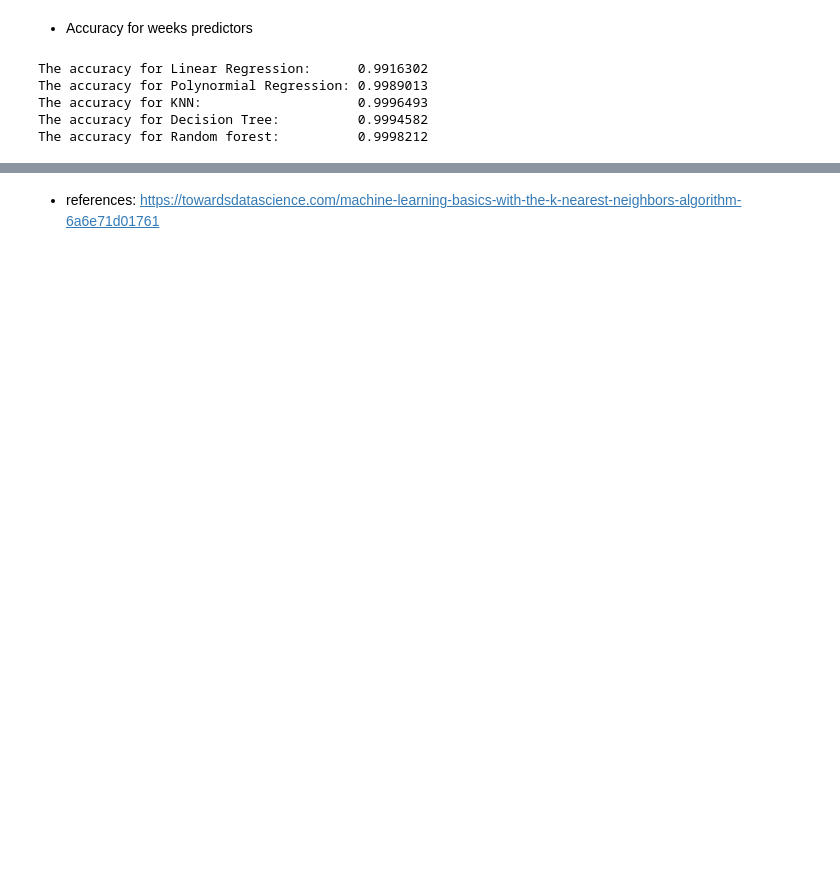
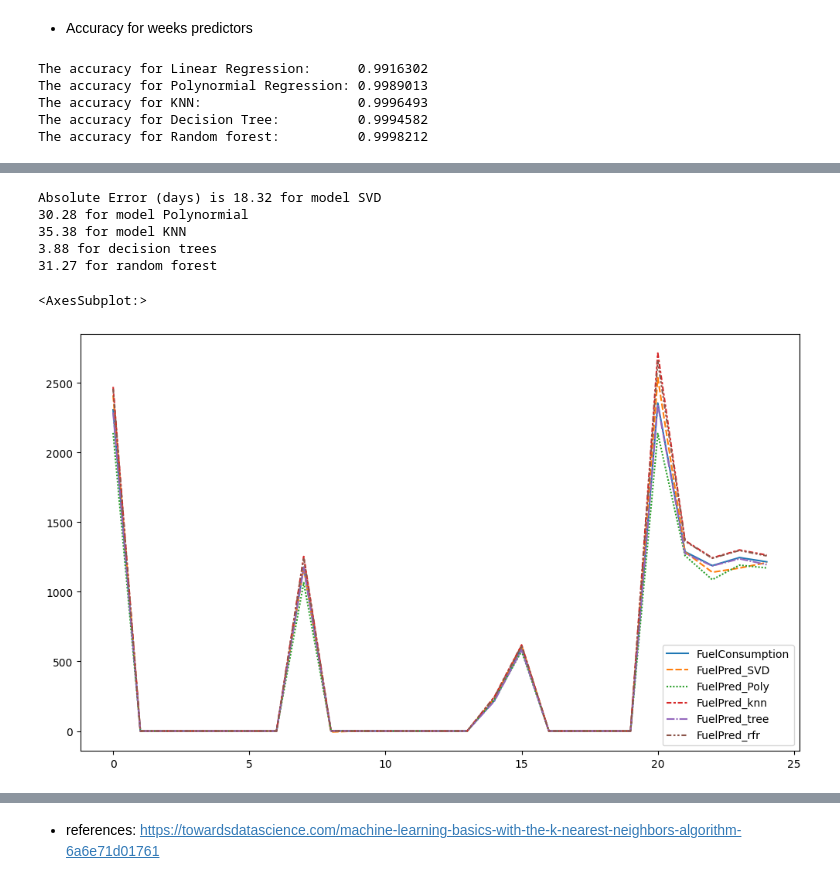
Before and after one commit to cooperhankun/Deep_learning, a Jupyter notebook: project/cetasol_1.ipynb, the cells around one changed output, grey strips where cells are left out. Drawn from its saved outputs; the diff is of its cells as text; code cells hidden in the pictures; blank space fills up the shorter version.

Commit message:
predict august added

```diff
--- a/project/cetasol_1.ipynb
+++ b/project/cetasol_1.ipynb
@@ -824,0 +859,13 @@ The accuracy for Random forest:          0.9998212
+# %%
+df_aug['FuelPred_SVD'] = model_SVD.predict(scaled_X_aug)
+
+X_features_aug = poly_model_4.fit_transform(scaled_X_aug)
+df_aug['FuelPred_Poly'] = model_poly.predict(X_features_aug)
+
+df_aug['FuelPred_knn'] = knn_reg.predict(scaled_X_aug)
+
+df_aug['FuelPred_tree'] = model_tree_regression.predict(X_aug)
+
+df_aug['FuelPred_rfr'] = rfr.predict(scaled_X_aug)
+
+df_aug.columns
@@ -824,0 +889,4 @@ The accuracy for Random forest:          0.9998212
+# %%
+df_new_aug = df_aug[["timestamp", "FuelConsumption", "FuelPred_SVD", "FuelPred_Poly", "FuelPred_knn", "FuelPred_tree", "FuelPred_rfr"]]
+# %%
+df_new_aug['timestamp'] = pd.to_datetime(df_new_aug['timestamp'])
@@ -824,0 +901,3 @@ The accuracy for Random forest:          0.9998212
+# %%
+df_days_aug = df_new_aug.groupby(pd.Grouper(key = 'timestamp', freq = 'D')).sum().reset_index()
+df_days_aug.head()
@@ -824,0 +911,24 @@ The accuracy for Random forest:          0.9998212
+# %%
+mae_SVD_days_aug = mean_absolute_error(df_days_aug.FuelConsumption, df_days_aug.FuelPred_SVD)
+mae_Poly_days_aug = mean_absolute_error(df_days_aug.FuelConsumption, df_days_aug.FuelPred_Poly)
+mae_knn_days_aug = mean_absolute_error(df_days_aug.FuelConsumption, df_days_aug.FuelPred_knn)
+mae_tree_days_aug = mean_absolute_error(df_days_aug.FuelConsumption, df_days_aug.FuelPred_tree)
+mae_rfr_days_aug = mean_absolute_error(df_days_aug.FuelConsumption, df_days_aug.FuelPred_rfr)
+
+print(f"Absolute Error (days) is {mae_SVD_days_aug:.2f} for model SVD")
+print(f"{mae_Poly_days_aug:.2f} for model Polynormial")
+print(f"{mae_knn_days_aug:.2f} for model KNN")
+print(f"{mae_tree_days_aug:.2f} for decision trees")
+print(f"{mae_rfr_days_aug:.2f} for random forest")
+# %% [output]
+Absolute Error (days) is 18.32 for model SVD
+30.28 for model Polynormial
+35.38 for model KNN
+3.88 for decision trees
+31.27 for random forest
+# %%
+plt.figure(figsize=(12, 7))
+sns.lineplot(data=df_days_aug)
+# %% [output]
+<AxesSubplot:>
+[figure, added]
```
Also changed, not shown: parts of 36 cells of this notebook.
